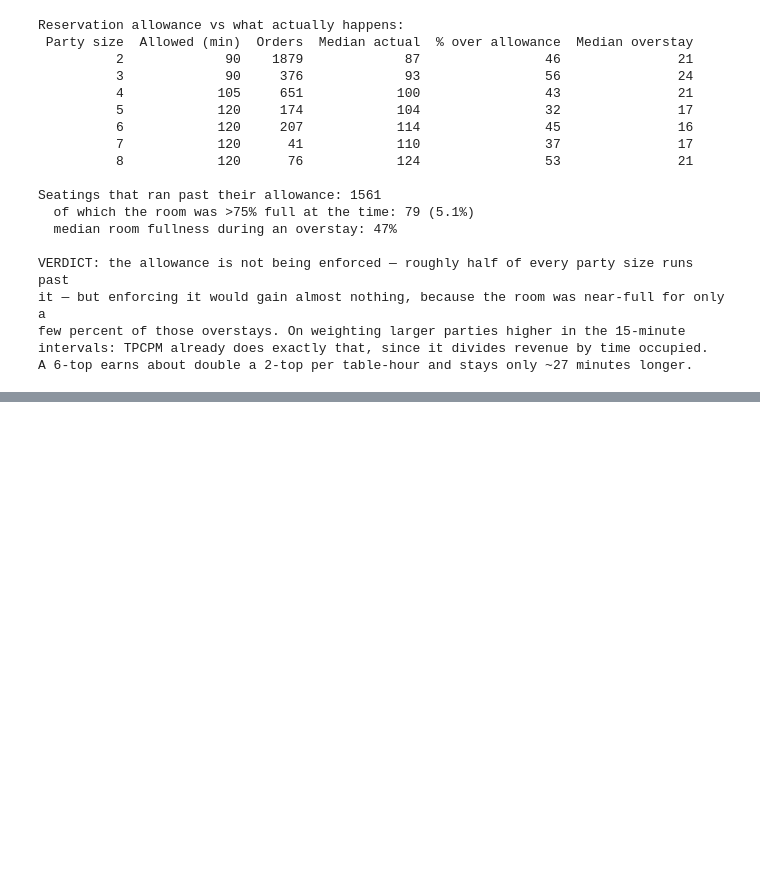
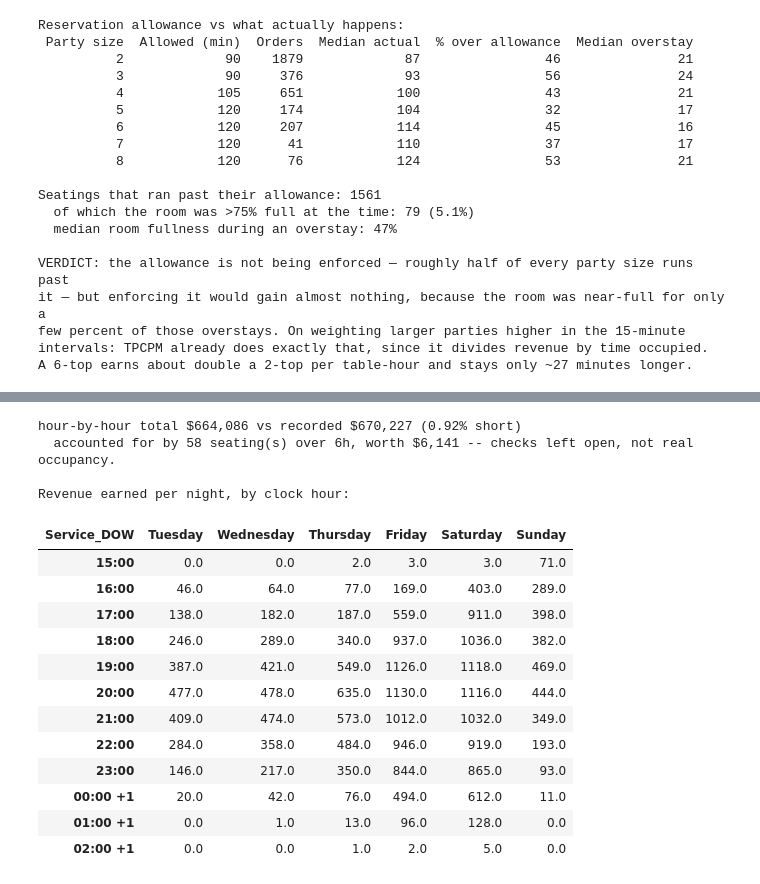
Before and after one commit to shaneap/artemis, a Jupyter notebook: analysis.ipynb, the cells around one changed output, grey strips where cells are left out. Drawn from its saved outputs; the diff is of its cells as text; code cells hidden in the pictures; blank space fills up the shorter version.

```diff
--- a/analysis.ipynb
+++ b/analysis.ipynb
@@ -1255,0 +1299,48 @@ A 6-top earns about double a 2-top per table-hour and stays only ~27 minutes lon
+# %%
+# Hours past midnight are kept as 24/25 rather than wrapping to 0/1, so a Friday running to
+# 1:30am reads as one continuous night rather than restarting at the left edge of the chart.
+all_occ = artemis.build_occupancy(seated[seated['Order_Type'] == 'Seated'])
+all_occ['Hour'] = (all_occ['Clock_Minutes'] // 60).astype(int)
+nights_per_dow = seated.groupby('Service_DOW')['Service_Date'].nunique()
+
+hourly = all_occ.groupby(['Service_DOW', 'Hour'])['Slot_Revenue'].sum().reset_index()
+hourly['Per Night'] = hourly['Slot_Revenue'] / hourly['Service_DOW'].map(nights_per_dow)
+
+shape = (hourly.pivot_table(index='Hour', columns='Service_DOW', values='Per Night')
+               .reindex(columns=DOW_ORDER).fillna(0))
+shape = shape[(shape.index >= 15) & (shape.index <= 26)]
+shape.index = [f'{h % 24:02d}:00' + (' +1' if h >= 24 else '') for h in shape.index]
+
+# Reconciliation. The occupancy timeline drops seatings longer than MAX_PLAUSIBLE_SEATING_MINUTES
+# (6 hours) because a check left open overnight would otherwise mark a table busy for days, so
+# the hourly split lands slightly under the recorded total. Worth stating rather than hiding.
+split_total = hourly['Slot_Revenue'].sum()
+actual_total = seated.loc[seated['Order_Type'] == 'Seated', 'Amount'].sum()
+dropped = seated[(seated['Order_Type'] == 'Seated')
+                 & (seated['Duration'] > artemis.MAX_PLAUSIBLE_SEATING_MINUTES)]
+print(f'hour-by-hour total ${split_total:,.0f} vs recorded ${actual_total:,.0f} '
+      f'({100 * (actual_total - split_total) / actual_total:.2f}% short)')
+print(f'  accounted for by {len(dropped)} seating(s) over '
+      f'{artemis.MAX_PLAUSIBLE_SEATING_MINUTES / 60:.0f}h, worth ${dropped["Amount"].sum():,.0f} '
+      '-- checks left open, not real occupancy.\n')
+
+print('Revenue earned per night, by clock hour:')
+shape.round(0)
+# %% [output]
+hour-by-hour total $664,086 vs recorded $670,227 (0.92% short)
+  accounted for by 58 seating(s) over 6h, worth $6,141 -- checks left open, not real occupancy.
+
+Revenue earned per night, by clock hour:
+| Service_DOW | Tuesday | Wednesday | Thursday | Friday | Saturday | Sunday |
+| 15:00 | 0.0 | 0.0 | 2.0 | 3.0 | 3.0 | 71.0 |
+| 16:00 | 46.0 | 64.0 | 77.0 | 169.0 | 403.0 | 289.0 |
+| 17:00 | 138.0 | 182.0 | 187.0 | 559.0 | 911.0 | 398.0 |
+| 18:00 | 246.0 | 289.0 | 340.0 | 937.0 | 1036.0 | 382.0 |
+| 19:00 | 387.0 | 421.0 | 549.0 | 1126.0 | 1118.0 | 469.0 |
+| 20:00 | 477.0 | 478.0 | 635.0 | 1130.0 | 1116.0 | 444.0 |
+| 21:00 | 409.0 | 474.0 | 573.0 | 1012.0 | 1032.0 | 349.0 |
+| 22:00 | 284.0 | 358.0 | 484.0 | 946.0 | 919.0 | 193.0 |
+| 23:00 | 146.0 | 217.0 | 350.0 | 844.0 | 865.0 | 93.0 |
+| 00:00 +1 | 20.0 | 42.0 | 76.0 | 494.0 | 612.0 | 11.0 |
+| 01:00 +1 | 0.0 | 1.0 | 13.0 | 96.0 | 128.0 | 0.0 |
+| 02:00 +1 | 0.0 | 0.0 | 1.0 | 2.0 | 5.0 | 0.0 |
```
Also changed, not shown: parts of 11 cells of this notebook, 5 other files.
